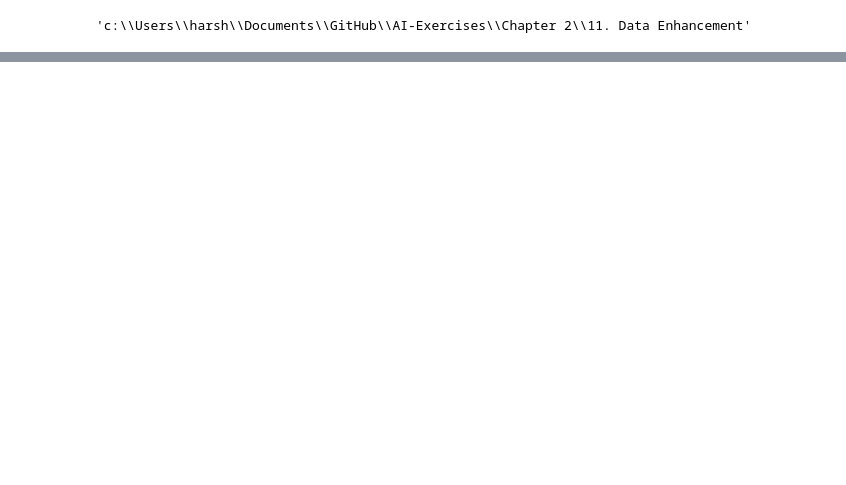
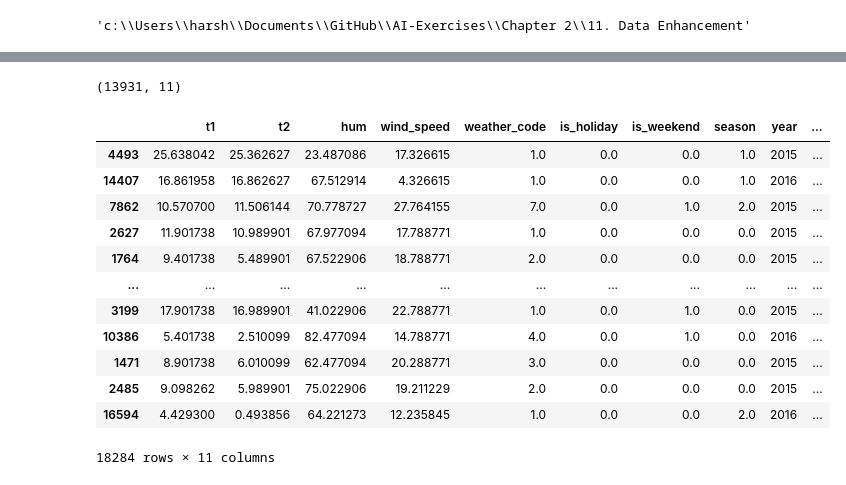
Before and after one commit to harshavardhanch9/AI-Exercises, a Jupyter notebook: Chapter 2/11. Data Enhancement/data_enhancement.ipynb, the cells around one changed output, grey strips where cells are left out. Cells and saved outputs as stored; diff of their text form; code cells hidden in the pictures; blank space fills up the shorter version.

```diff
--- a/Chapter 2/11. Data Enhancement/data_enhancement.ipynb
+++ b/Chapter 2/11. Data Enhancement/data_enhancement.ipynb
@@ -50,0 +91,4 @@ FileNotFoundError: [Errno 2] No such file or directory: '11. Data Enhancement/da
+# %%
+print(data.head(3))
+gen = data_enhancement(data)
+print(gen.head(3))
@@ -50,0 +114,34 @@ FileNotFoundError: [Errno 2] No such file or directory: '11. Data Enhancement/da
+# %%
+# Splitting data
+X = data.iloc[:,1:]
+y = data.iloc[:,0]
+x_train, x_test, y_train, y_test = train_test_split(X, y, test_size=0.2, random_state=0)# Recommended for reproducibility
+print(x_train.shape)
+# Creating 25% of extra data for better results
+extra_sample = gen.sample(gen.shape[0] // 4)
+#concating main data and extra_sample
+x_train = pd.concat([x_train, extra_sample.drop(['cnt'], axis=1)])
+y_train = pd.concat([y_train, extra_sample['cnt']])
+
+# transforming data
+transformer = preprocessing.MinMaxScaler()
+y_train = transformer.fit_transform(y_train.values.reshape(-1,1))
+y_test = transformer.transform(y_test.values.reshape(-1,1))
+# %% [output]
+(13931, 11)
+# %%
+x_train
+# %% [output]
+|  | t1 | t2 | hum | wind_speed | weather_code | is_holiday | is_weekend | season | year | ... |
+| 4493 | 25.638042 | 25.362627 | 23.487086 | 17.326615 | 1.0 | 0.0 | 0.0 | 1.0 | 2015 | ... |
+| 14407 | 16.861958 | 16.862627 | 67.512914 | 4.326615 | 1.0 | 0.0 | 0.0 | 1.0 | 2016 | ... |
+| 7862 | 10.570700 | 11.506144 | 70.778727 | 27.764155 | 7.0 | 0.0 | 1.0 | 2.0 | 2015 | ... |
+| 2627 | 11.901738 | 10.989901 | 67.977094 | 17.788771 | 1.0 | 0.0 | 0.0 | 0.0 | 2015 | ... |
+| 1764 | 9.401738 | 5.489901 | 67.522906 | 18.788771 | 2.0 | 0.0 | 0.0 | 0.0 | 2015 | ... |
+| ... | ... | ... | ... | ... | ... | ... | ... | ... | ... | ... |
+| 3199 | 17.901738 | 16.989901 | 41.022906 | 22.788771 | 1.0 | 0.0 | 1.0 | 0.0 | 2015 | ... |
+| 10386 | 5.401738 | 2.510099 | 82.477094 | 14.788771 | 4.0 | 0.0 | 1.0 | 0.0 | 2016 | ... |
+| 1471 | 8.901738 | 6.010099 | 62.477094 | 20.288771 | 3.0 | 0.0 | 0.0 | 0.0 | 2015 | ... |
+| 2485 | 9.098262 | 5.989901 | 75.022906 | 19.211229 | 2.0 | 0.0 | 0.0 | 0.0 | 2015 | ... |
+| 16594 | 4.429300 | 0.493856 | 64.221273 | 12.235845 | 1.0 | 0.0 | 0.0 | 2.0 | 2016 | ... |
+18284 rows × 11 columns
```
Also changed, not shown: parts of 12 cells of this notebook.
